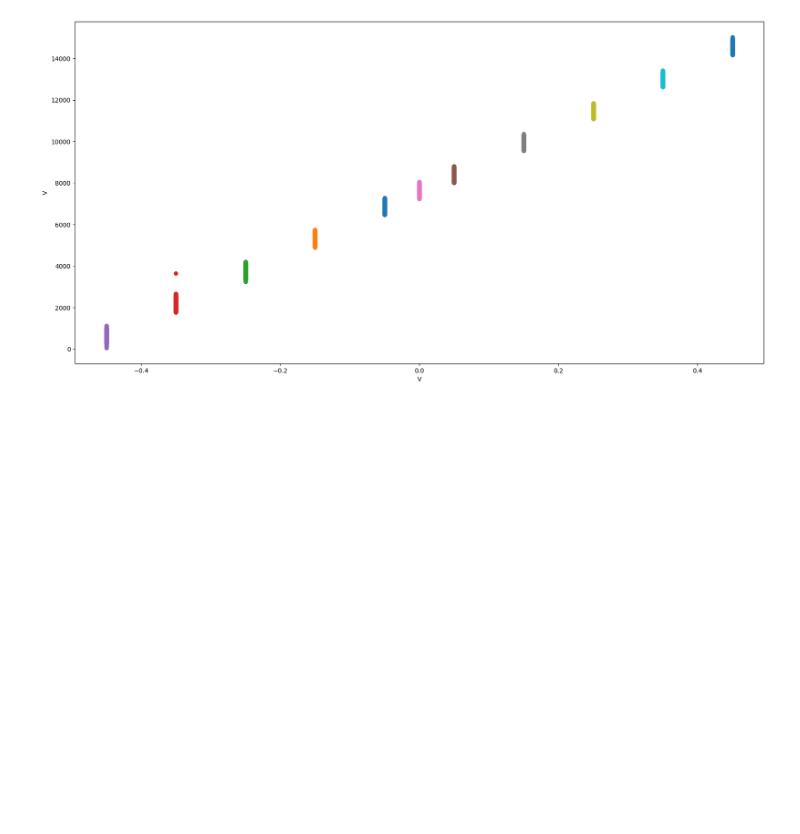
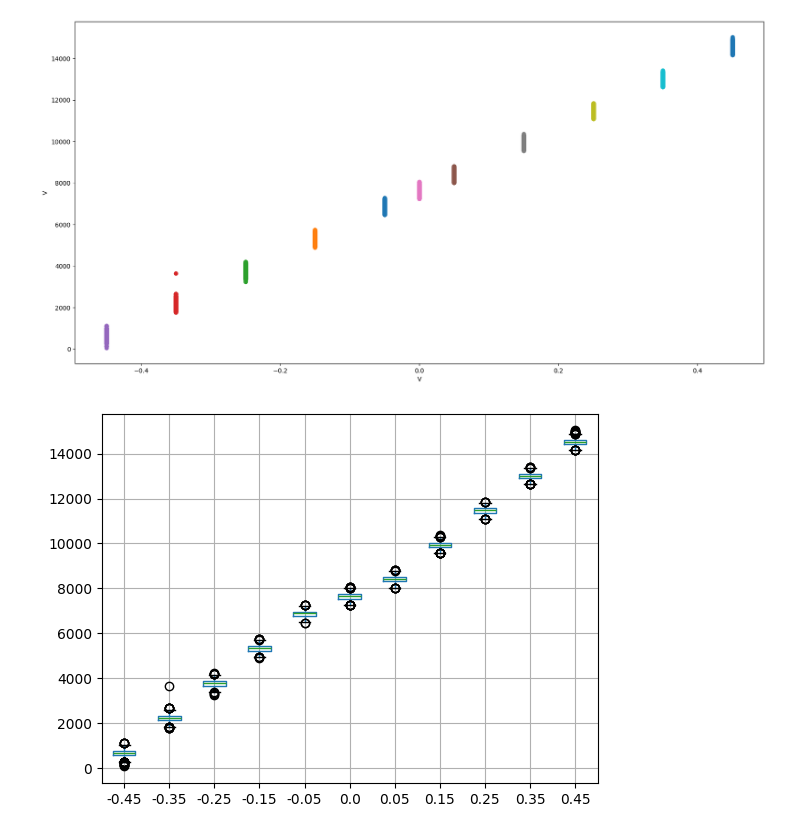
Before and after one commit to vladimir-skvortsov/math-stats-course-work, a Jupyter notebook: non_avg.ipynb, the cells around one changed output. Saved outputs shown, nothing was run; the diff lists cells and outputs as text; code cells hidden in the pictures; blank space fills up the shorter version.

Commit message:
add boxplot

```diff
--- a/non_avg.ipynb
+++ b/non_avg.ipynb
@@ -98,3 +98,8 @@ plt.ylabel('V')
 # %% [output]
 Text(0, 0.5, 'V')
 [figure]
+# %%
+df = pd.DataFrame(voltages, columns=sorted(v_keys))
+boxplot = df.boxplot()
+# %% [output]
+[figure, added]
```
